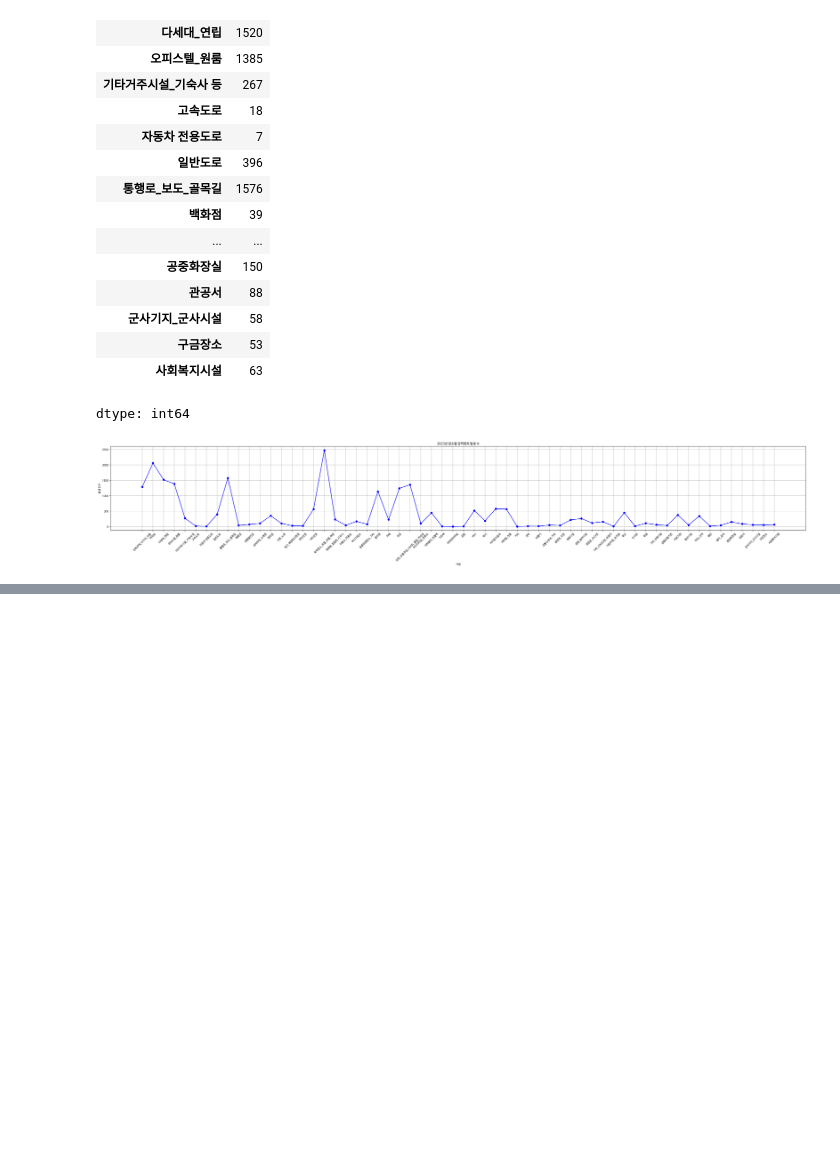
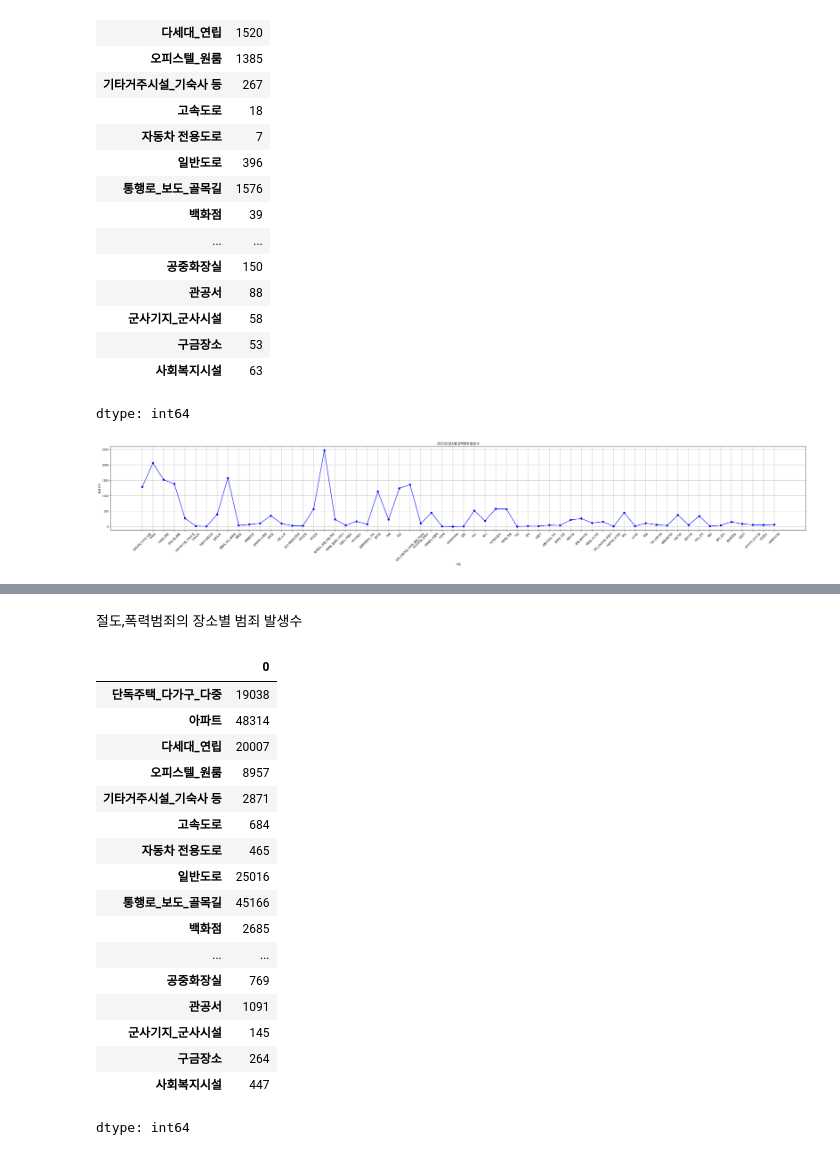
Before and after one commit to sjunc/2025-1-BigData-Team, a Jupyter notebook: analysis/박선우_범죄분석.ipynb, the cells around one changed output, grey strips where cells are left out. Cells and saved outputs as stored; diff of their text form; code cells hidden in the pictures; blank space fills up the shorter version.

```diff
--- a/analysis/박선우_범죄분석.ipynb
+++ b/analysis/박선우_범죄분석.ipynb
@@ -167,0 +151,2 @@ plt.show()
+# %% [markdown]
+절도,폭력범죄의 장소별 범죄 발생수
@@ -167,0 +162,21 @@ plt.show()
+# %%
+total
+# %% [output]
+|  | 0 |
+| 단독주택_다가구_다중 | 19038 |
+| 아파트 | 48314 |
+| 다세대_연립 | 20007 |
+| 오피스텔_원룸 | 8957 |
+| 기타거주시설_기숙사 등 | 2871 |
+| 고속도로 | 684 |
+| 자동차 전용도로 | 465 |
+| 일반도로 | 25016 |
+| 통행로_보도_골목길 | 45166 |
+| 백화점 | 2685 |
+| ... | ... |
+| 공중화장실 | 769 |
+| 관공서 | 1091 |
+| 군사기지_군사시설 | 145 |
+| 구금장소 | 264 |
+| 사회복지시설 | 447 |
+dtype: int64
```
Also changed, not shown: parts of 6 cells of this notebook.
